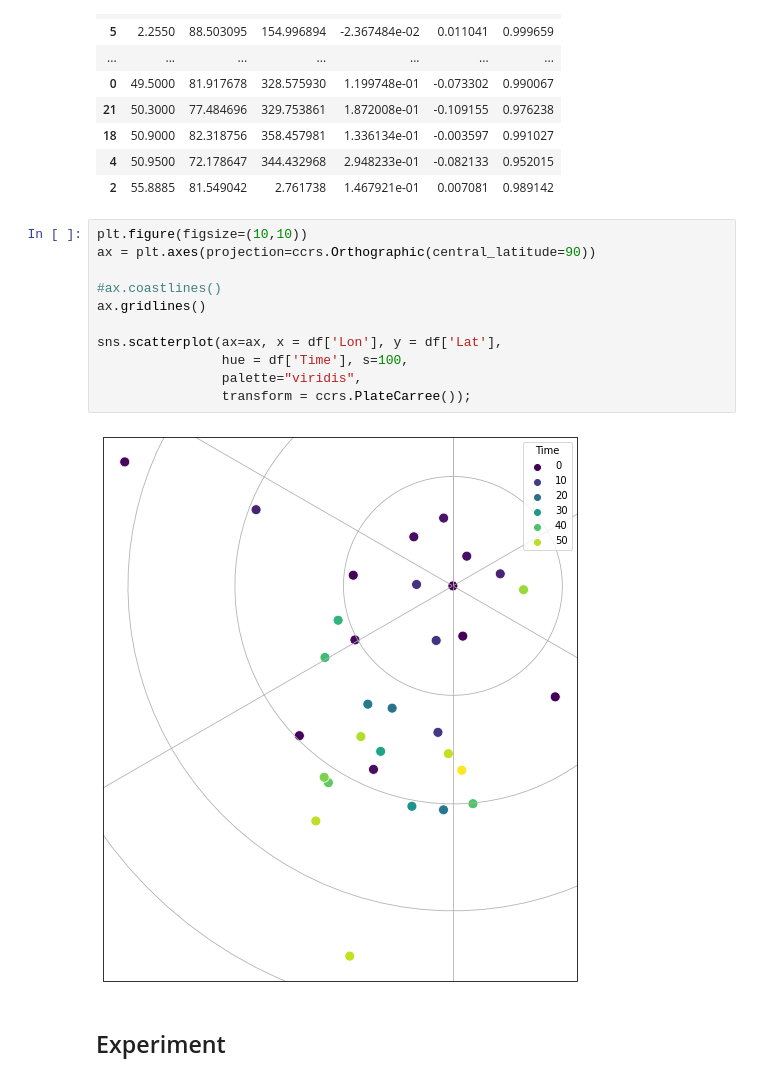
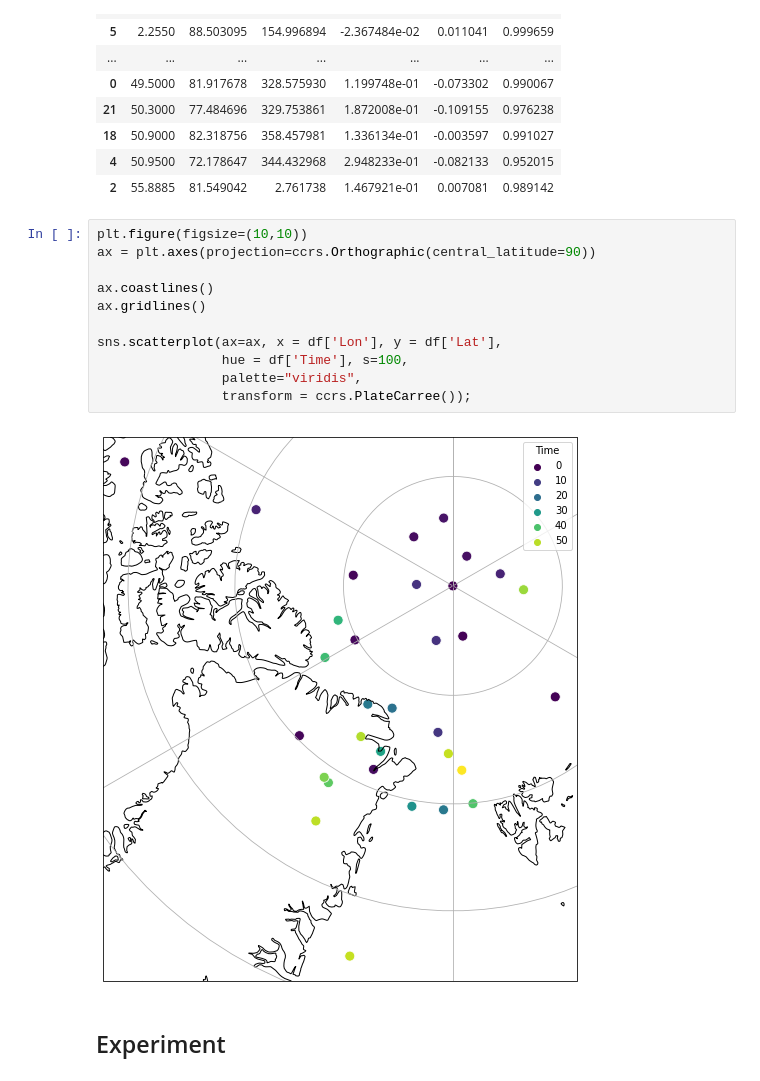
Before and after one commit to PolarWandering/PaleoStats, a Jupyter notebook: Spherical_Splines.ipynb, the cells around one changed output. Saved outputs shown, nothing was run; the diff lists cells and outputs as text.

```diff
--- a/Spherical_Splines.ipynb
+++ b/Spherical_Splines.ipynb
@@ -89,16 +89,16 @@ df
 # %%
 plt.figure(figsize=(10,10))
 ax = plt.axes(projection=ccrs.Orthographic(central_latitude=90))
 
-#ax.coastlines()
+ax.coastlines()
 ax.gridlines()
 
 sns.scatterplot(ax=ax, x = df['Lon'], y = df['Lat'],
                 hue = df['Time'], s=100,
                 palette="viridis",
                 transform = ccrs.PlateCarree());
 # %% [output]
-[figure, old version]
+[figure, new version]
 # %% [markdown]
 ## Experiment
 # %%
```
Also changed, not shown: parts of 2 cells of this notebook, 1 other file.
